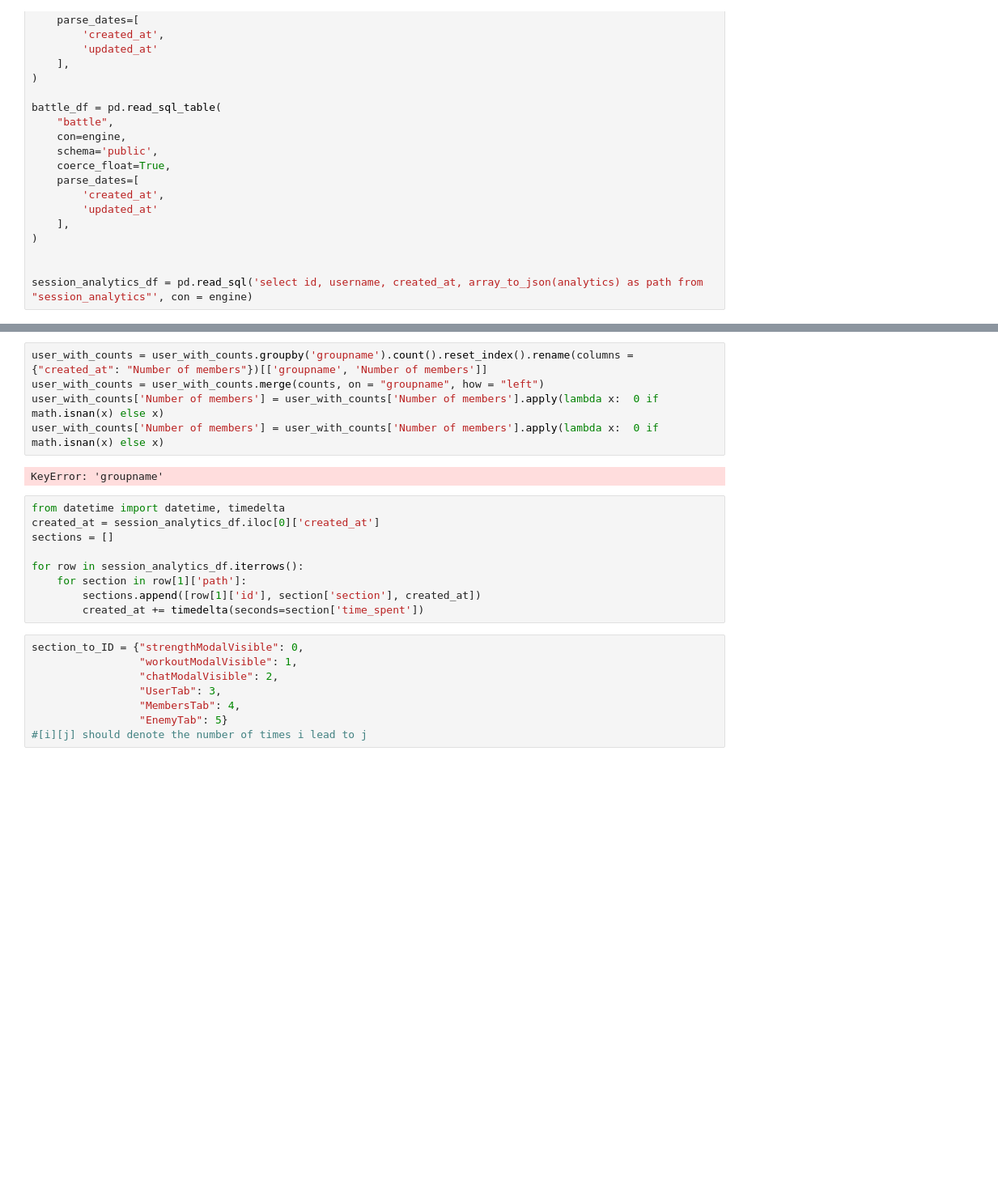
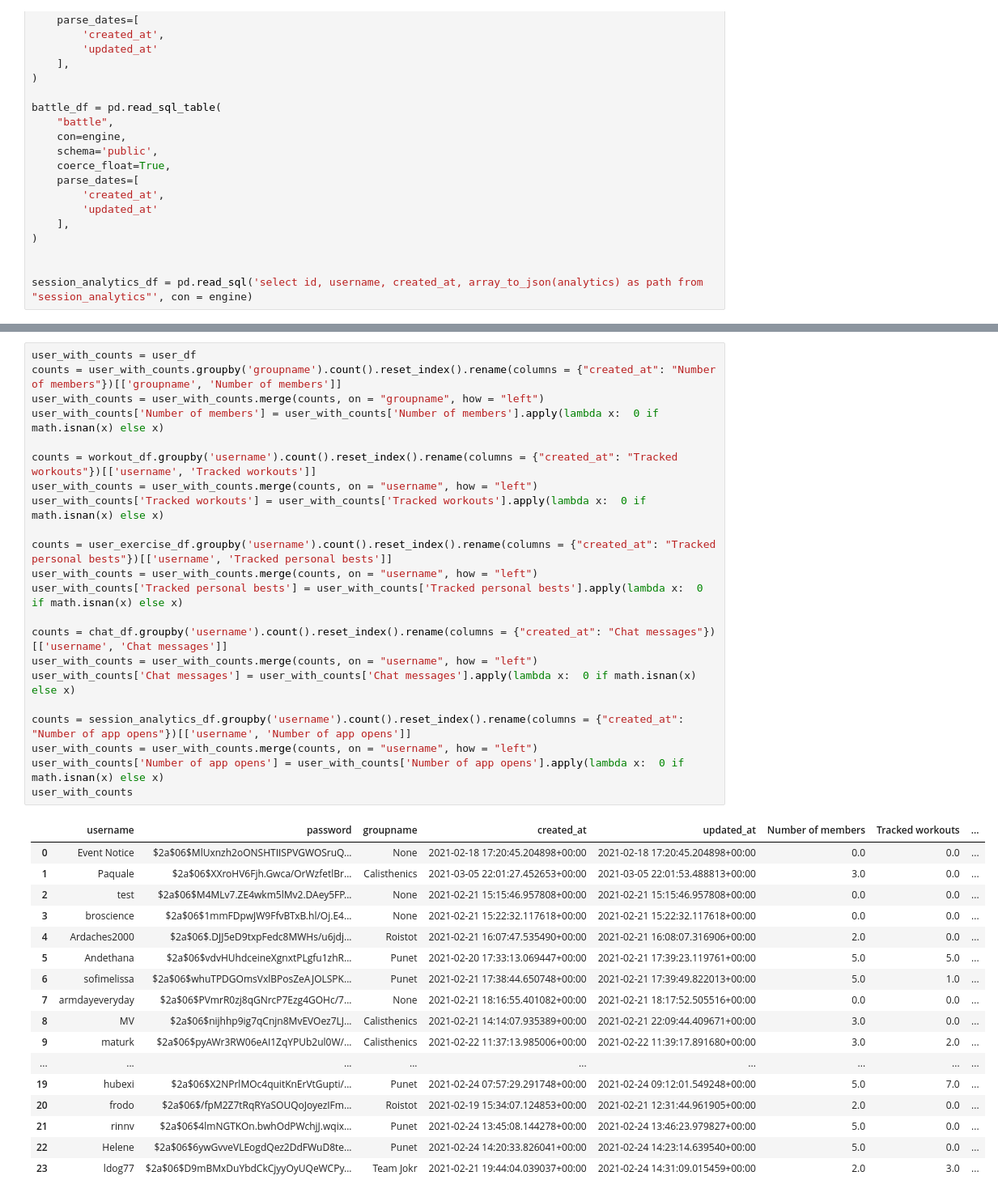
Before and after one commit to EerikSaksi/stat_buff, a Jupyter notebook: data/data_analysis.ipynb, the cells around one changed output, grey strips where cells are left out. Shown at 81% size. Cells and saved outputs as stored; diff of their text form; blank space fills up the shorter version.

Commit message:
user paths by group size

```diff
--- a/data/data_analysis.ipynb
+++ b/data/data_analysis.ipynb
@@ -103,25 +81,41 @@ KeyError: 'groupname'
-# %%
-user_with_counts = user_with_counts.groupby('groupname').count().reset_index().rename(columns = {"created_at": "Number of members"})[['groupname', 'Number of members']]
-user_with_counts = user_with_counts.merge(counts, on = "groupname", how = "left")
-user_with_counts['Number of members'] = user_with_counts['Number of members'].apply(lambda x:  0 if math.isnan(x) else x)
-user_with_counts['Number of members'] = user_with_counts['Number of members'].apply(lambda x:  0 if math.isnan(x) else x)
-# %% [output]
-KeyError: 'groupname'
-# %%
-from datetime import datetime, timedelta
-created_at = session_analytics_df.iloc[0]['created_at']
-sections = []
-
-for row in session_analytics_df.iterrows():
-    for section in row[1]['path']:
-        sections.append([row[1]['id'], section['section'], created_at])
-        created_at += timedelta(seconds=section['time_spent'])
-# %%
-section_to_ID = {"strengthModalVisible": 0,
-                 "workoutModalVisible": 1,
-                 "chatModalVisible": 2,
-                 "UserTab": 3,
-                 "MembersTab": 4,
-                 "EnemyTab": 5}
-#[i][j] should denote the number of times i lead to j
+# %%
+user_with_counts = user_df
+counts = user_with_counts.groupby('groupname').count().reset_index().rename(columns = {"created_at": "Number of members"})[['groupname', 'Number of members']]
+user_with_counts = user_with_counts.merge(counts, on = "groupname", how = "left")
+user_with_counts['Number of members'] = user_with_counts['Number of members'].apply(lambda x:  0 if math.isnan(x) else x)
+
+counts = workout_df.groupby('username').count().reset_index().rename(columns = {"created_at": "Tracked workouts"})[['username', 'Tracked workouts']]
+user_with_counts = user_with_counts.merge(counts, on = "username", how = "left")
+user_with_counts['Tracked workouts'] = user_with_counts['Tracked workouts'].apply(lambda x:  0 if math.isnan(x) else x)
+
+counts = user_exercise_df.groupby('username').count().reset_index().rename(columns = {"created_at": "Tracked personal bests"})[['username', 'Tracked personal bests']]
+user_with_counts = user_with_counts.merge(counts, on = "username", how = "left")
+user_with_counts['Tracked personal bests'] = user_with_counts['Tracked personal bests'].apply(lambda x:  0 if math.isnan(x) else x)
+
+counts = chat_df.groupby('username').count().reset_index().rename(columns = {"created_at": "Chat messages"})[['username', 'Chat messages']]
+user_with_counts = user_with_counts.merge(counts, on = "username", how = "left")
+user_with_counts['Chat messages'] = user_with_counts['Chat messages'].apply(lambda x:  0 if math.isnan(x) else x)
+
+counts = session_analytics_df.groupby('username').count().reset_index().rename(columns = {"created_at": "Number of app opens"})[['username', 'Number of app opens']]
+user_with_counts = user_with_counts.merge(counts, on = "username", how = "left")
+user_with_counts['Number of app opens'] = user_with_counts['Number of app opens'].apply(lambda x:  0 if math.isnan(x) else x)
+user_with_counts
+# %% [output]
+|  | username | password | groupname | created_at | updated_at | Number of members | Tracked workouts | ... |
+| 0 | Event Notice | $2a$06$MlUxnzh2oONSHTIISPVGWOSruQ... | None | 2021-02-18 17:20:45.204898+00:00 | 2021-02-18 17:20:45.204898+00:00 | 0.0 | 0.0 | ... |
+| 1 | Paquale | $2a$06$XXroHV6Fjh.Gwca/OrWzfetlBr... | Calisthenics | 2021-03-05 22:01:27.452653+00:00 | 2021-03-05 22:01:53.488813+00:00 | 3.0 | 0.0 | ... |
+| 2 | test | $2a$06$M4MLv7.ZE4wkm5lMv2.DAey5FP... | None | 2021-02-21 15:15:46.957808+00:00 | 2021-02-21 15:15:46.957808+00:00 | 0.0 | 0.0 | ... |
+| 3 | broscience | $2a$06$1mmFDpwJW9FfvBTxB.hl/Oj.E4... | None | 2021-02-21 15:22:32.117618+00:00 | 2021-02-21 15:22:32.117618+00:00 | 0.0 | 0.0 | ... |
+| 4 | Ardaches2000 | $2a$06$.DJJ5eD9txpFedc8MWHs/u6jdj... | Roistot | 2021-02-21 16:07:47.535490+00:00 | 2021-02-21 16:08:07.316906+00:00 | 2.0 | 0.0 | ... |
+| 5 | Andethana | $2a$06$vdvHUhdceineXgnxtPLgfu1zhR... | Punet | 2021-02-20 17:33:13.069447+00:00 | 2021-02-21 17:39:23.119761+00:00 | 5.0 | 5.0 | ... |
+| 6 | sofimelissa | $2a$06$whuTPDGOmsVxlBPosZeAJOLSPK... | Punet | 2021-02-21 17:38:44.650748+00:00 | 2021-02-21 17:39:49.822013+00:00 | 5.0 | 1.0 | ... |
+| 7 | armdayeveryday | $2a$06$PVmrR0zj8qGNrcP7Ezg4GOHc/7... | None | 2021-02-21 18:16:55.401082+00:00 | 2021-02-21 18:17:52.505516+00:00 | 0.0 | 0.0 | ... |
+| 8 | MV | $2a$06$nijhhp9ig7qCnjn8MvEVOez7LJ... | Calisthenics | 2021-02-21 14:14:07.935389+00:00 | 2021-02-21 22:09:44.409671+00:00 | 3.0 | 0.0 | ... |
+| 9 | maturk | $2a$06$pyAWr3RW06eAI1ZqYPUb2ul0W/... | Calisthenics | 2021-02-22 11:37:13.985006+00:00 | 2021-02-22 11:39:17.891680+00:00 | 3.0 | 2.0 | ... |
+| ... | ... | ... | ... | ... | ... | ... | ... | ... |
+| 19 | hubexi | $2a$06$X2NPrlMOc4quitKnErVtGupti/... | Punet | 2021-02-24 07:57:29.291748+00:00 | 2021-02-24 09:12:01.549248+00:00 | 5.0 | 7.0 | ... |
+| 20 | frodo | $2a$06$/fpM2Z7tRqRYaSOUQoJoyezIFm... | Roistot | 2021-02-19 15:34:07.124853+00:00 | 2021-02-21 12:31:44.961905+00:00 | 2.0 | 0.0 | ... |
+| 21 | rinnv | $2a$06$4lmNGTKOn.bwhOdPWchjJ.wqix... | Punet | 2021-02-24 13:45:08.144278+00:00 | 2021-02-24 13:46:23.979827+00:00 | 5.0 | 0.0 | ... |
+| 22 | Helene | $2a$06$6ywGvveVLEogdQez2DdFWuD8te... | Punet | 2021-02-24 14:20:33.826041+00:00 | 2021-02-24 14:23:14.639540+00:00 | 5.0 | 0.0 | ... |
+| 23 | ldog77 | $2a$06$D9mBMxDuYbdCkCjyyOyUQeWCPy... | Team Jokr | 2021-02-21 19:44:04.039037+00:00 | 2021-02-24 14:31:09.015459+00:00 | 2.0 | 3.0 | ... |
 # %%
```
Also changed, not shown: parts of 7 cells of this notebook, 1 other file.
